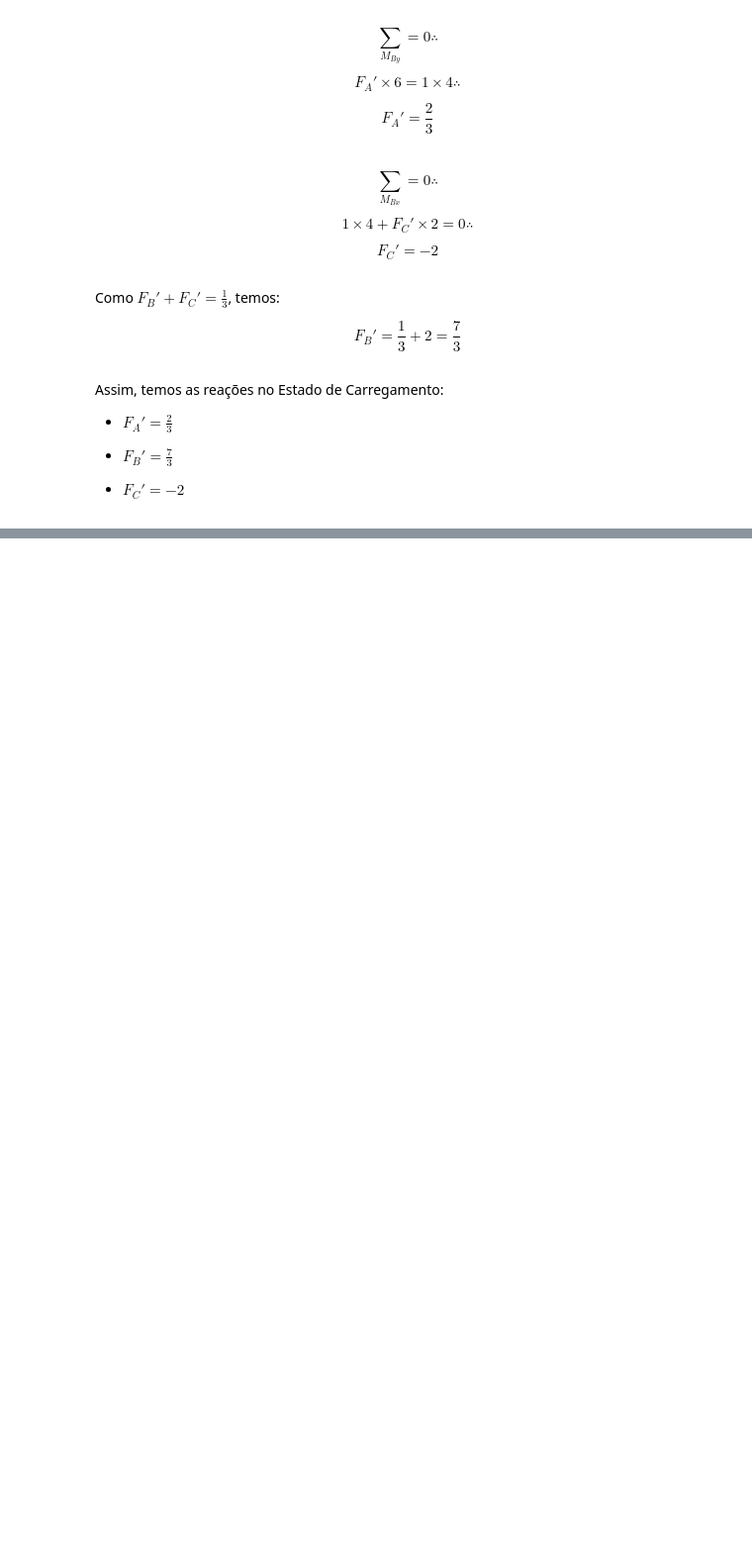
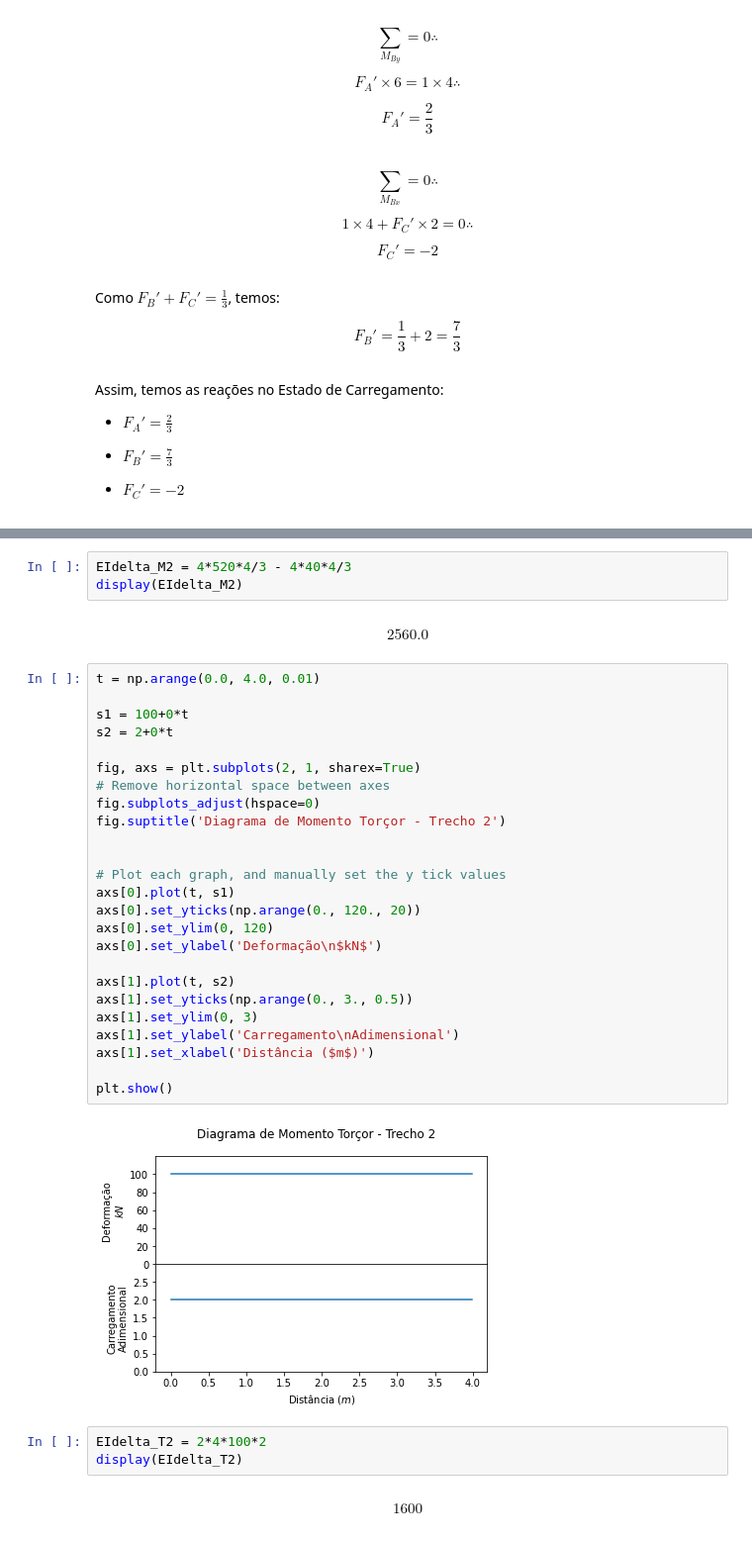
Before and after one commit to noedelima/Mecanica_dos_Solidos_Uff_20_1, a Jupyter notebook: Exercícios PA3/Exercício 6.ipynb, the cells around one changed output, grey strips where cells are left out. Shown at 99% size. Drawn from its saved outputs; the diff is of its cells as text; blank space fills up the shorter version.

```diff
--- a/Exercícios PA3/Exercício 6.ipynb
+++ b/Exercícios PA3/Exercício 6.ipynb
@@ -211,0 +346,37 @@ Assim, temos as reações no Estado de Carregamento:
+# %%
+EIdelta_M2 = 4*520*4/3 - 4*40*4/3
+display(EIdelta_M2)
+# %% [output]
+\begin{equation*}2560.0\end{equation*}
+# %%
+t = np.arange(0.0, 4.0, 0.01)
+
+s1 = 100+0*t
+s2 = 2+0*t
+
+fig, axs = plt.subplots(2, 1, sharex=True)
+# Remove horizontal space between axes
+fig.subplots_adjust(hspace=0)
+fig.suptitle('Diagrama de Momento Torçor - Trecho 2')
+
+
+# Plot each graph, and manually set the y tick values
+axs[0].plot(t, s1)
+axs[0].set_yticks(np.arange(0., 120., 20))
+axs[0].set_ylim(0, 120)
+axs[0].set_ylabel('Deformação\n$kN$')
+
+axs[1].plot(t, s2)
+axs[1].set_yticks(np.arange(0., 3., 0.5))
+axs[1].set_ylim(0, 3)
+axs[1].set_ylabel('Carregamento\nAdimensional')
+axs[1].set_xlabel('Distância ($m$)')
+
+plt.show()
+# %% [output]
+[figure, added]
+# %%
+EIdelta_T2 = 2*4*100*2
+display(EIdelta_T2)
+# %% [output]
+\begin{equation*}1600\end{equation*}
```
Also changed, not shown: parts of 28 cells of this notebook.
